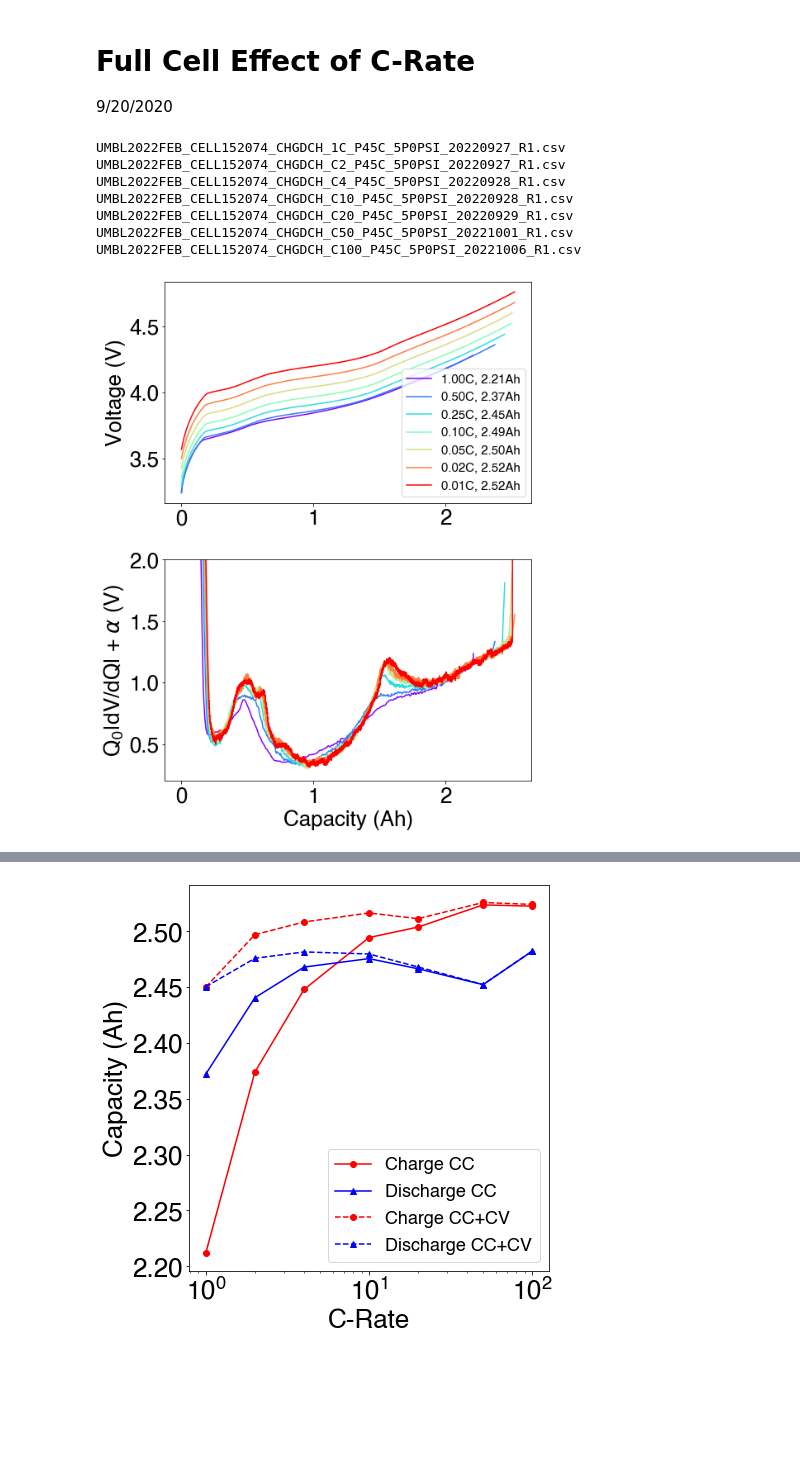
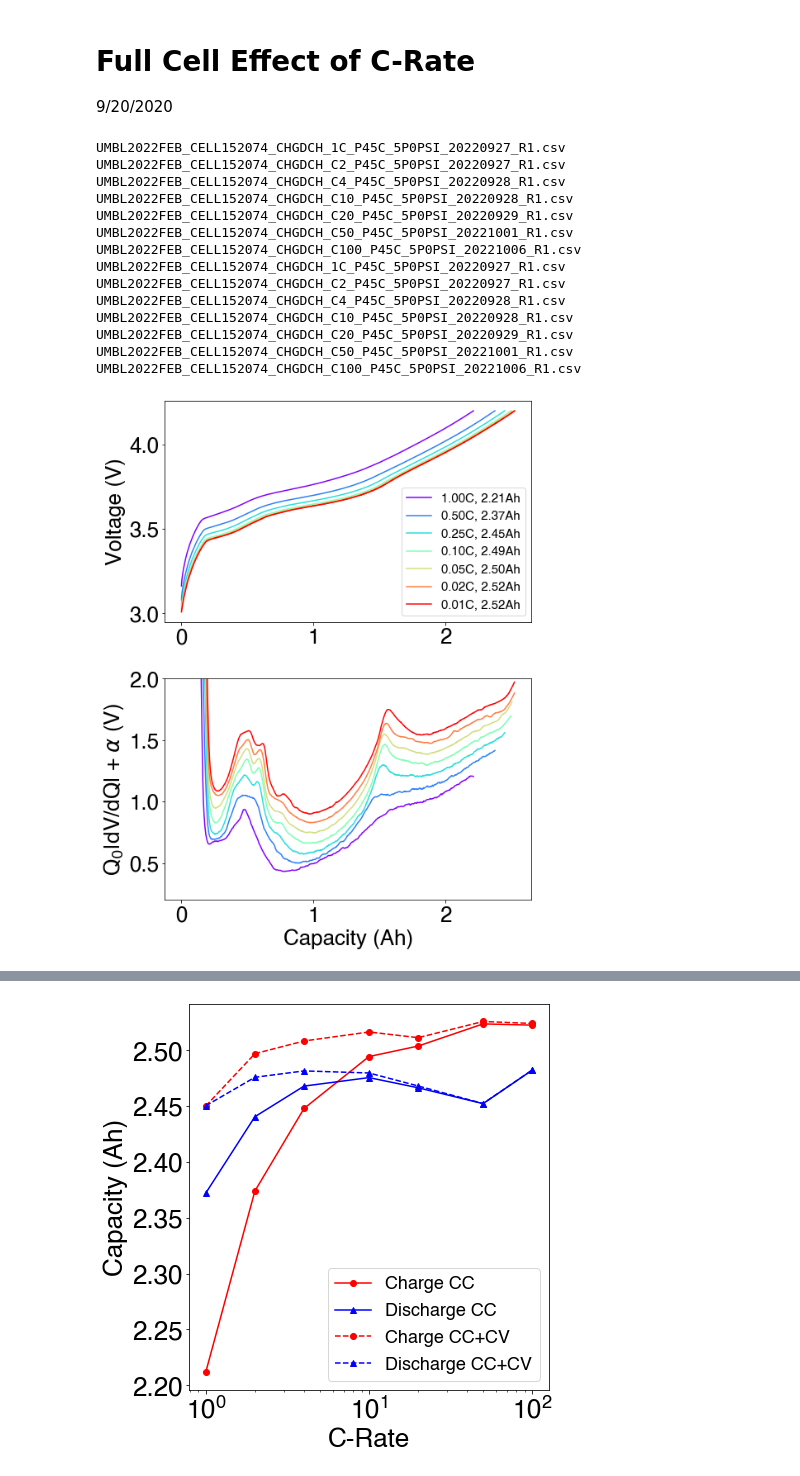
Before and after one commit to wengandrew/fast-formation, a Jupyter notebook: notebooks-2022-frontiers/2022_09_20_fig_full_cell_crate.ipynb, the cells around one changed output, grey strips where cells are left out. Drawn from its saved outputs; the diff is of its cells as text; code cells hidden in the pictures; blank space fills up the shorter version.

```diff
--- a/notebooks-2022-frontiers/2022_09_20_fig_full_cell_crate.ipynb
+++ b/notebooks-2022-frontiers/2022_09_20_fig_full_cell_crate.ipynb
@@ -140,14 +156,23 @@ def process_data_set(file_list, is_normalized=False):
 
     return res
 # %%
-res1 = process_data_set(file_list_1)
+res1 = process_data_set(file_list_1, 'charge')
+res1 = process_data_set(file_list_1, 'discharge')
+
 # res2 = process_data_set(file_list_2)
 # %% [output]
 UMBL2022FEB_CELL152074_CHGDCH_1C_P45C_5P0PSI_20220927_R1.csv
 UMBL2022FEB_CELL152074_CHGDCH_C2_P45C_5P0PSI_20220927_R1.csv
 UMBL2022FEB_CELL152074_CHGDCH_C4_P45C_5P0PSI_20220928_R1.csv
 UMBL2022FEB_CELL152074_CHGDCH_C10_P45C_5P0PSI_20220928_R1.csv
 UMBL2022FEB_CELL152074_CHGDCH_C20_P45C_5P0PSI_20220929_R1.csv
 UMBL2022FEB_CELL152074_CHGDCH_C50_P45C_5P0PSI_20221001_R1.csv
 UMBL2022FEB_CELL152074_CHGDCH_C100_P45C_5P0PSI_20221006_R1.csv
+UMBL2022FEB_CELL152074_CHGDCH_1C_P45C_5P0PSI_20220927_R1.csv
+UMBL2022FEB_CELL152074_CHGDCH_C2_P45C_5P0PSI_20220927_R1.csv
+UMBL2022FEB_CELL152074_CHGDCH_C4_P45C_5P0PSI_20220928_R1.csv
+UMBL2022FEB_CELL152074_CHGDCH_C10_P45C_5P0PSI_20220928_R1.csv
+UMBL2022FEB_CELL152074_CHGDCH_C20_P45C_5P0PSI_20220929_R1.csv
+UMBL2022FEB_CELL152074_CHGDCH_C50_P45C_5P0PSI_20221001_R1.csv
+UMBL2022FEB_CELL152074_CHGDCH_C100_P45C_5P0PSI_20221006_R1.csv
-[figure, old version]
+[figure, new version]
```
Also changed, not shown: parts of 3 cells of this notebook.
